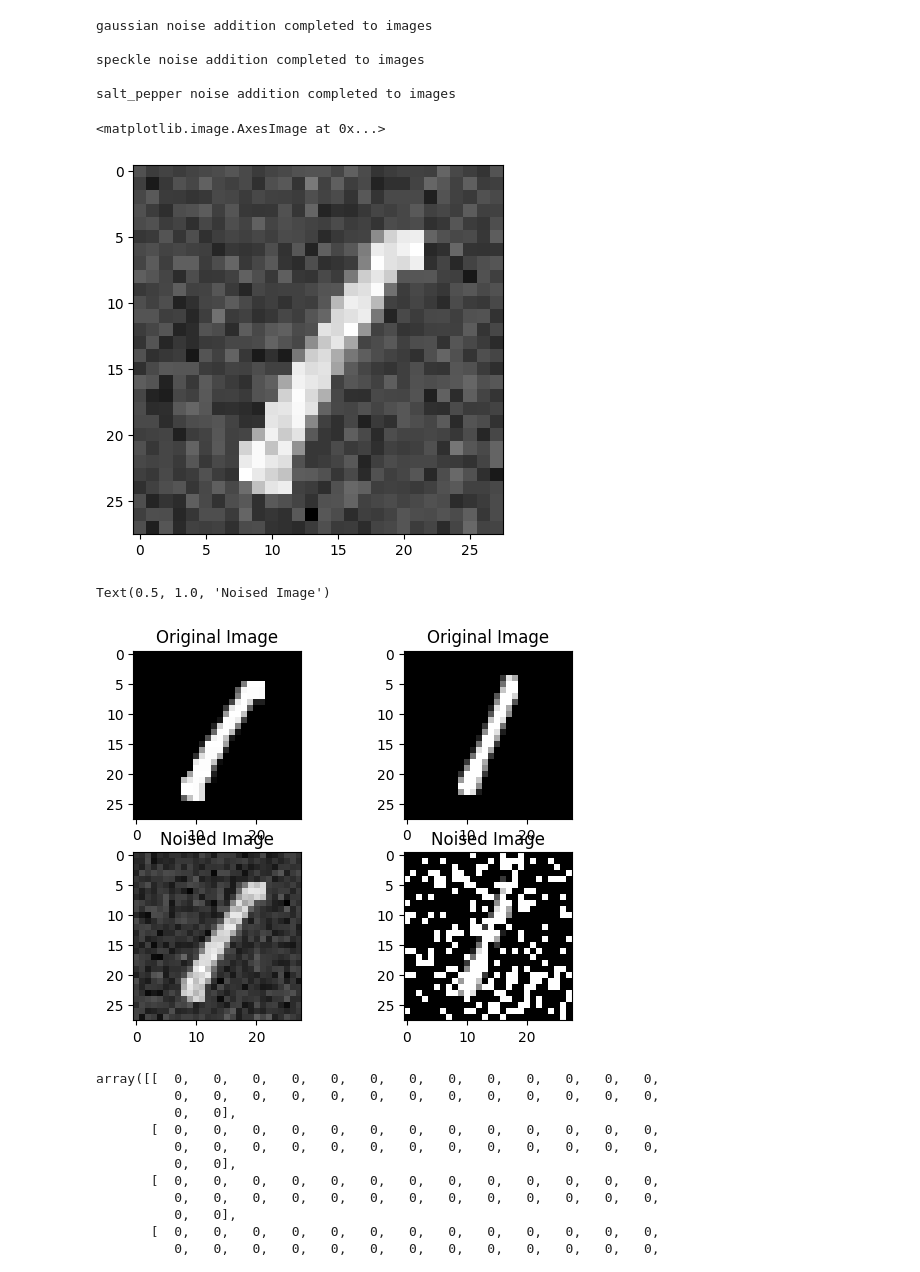
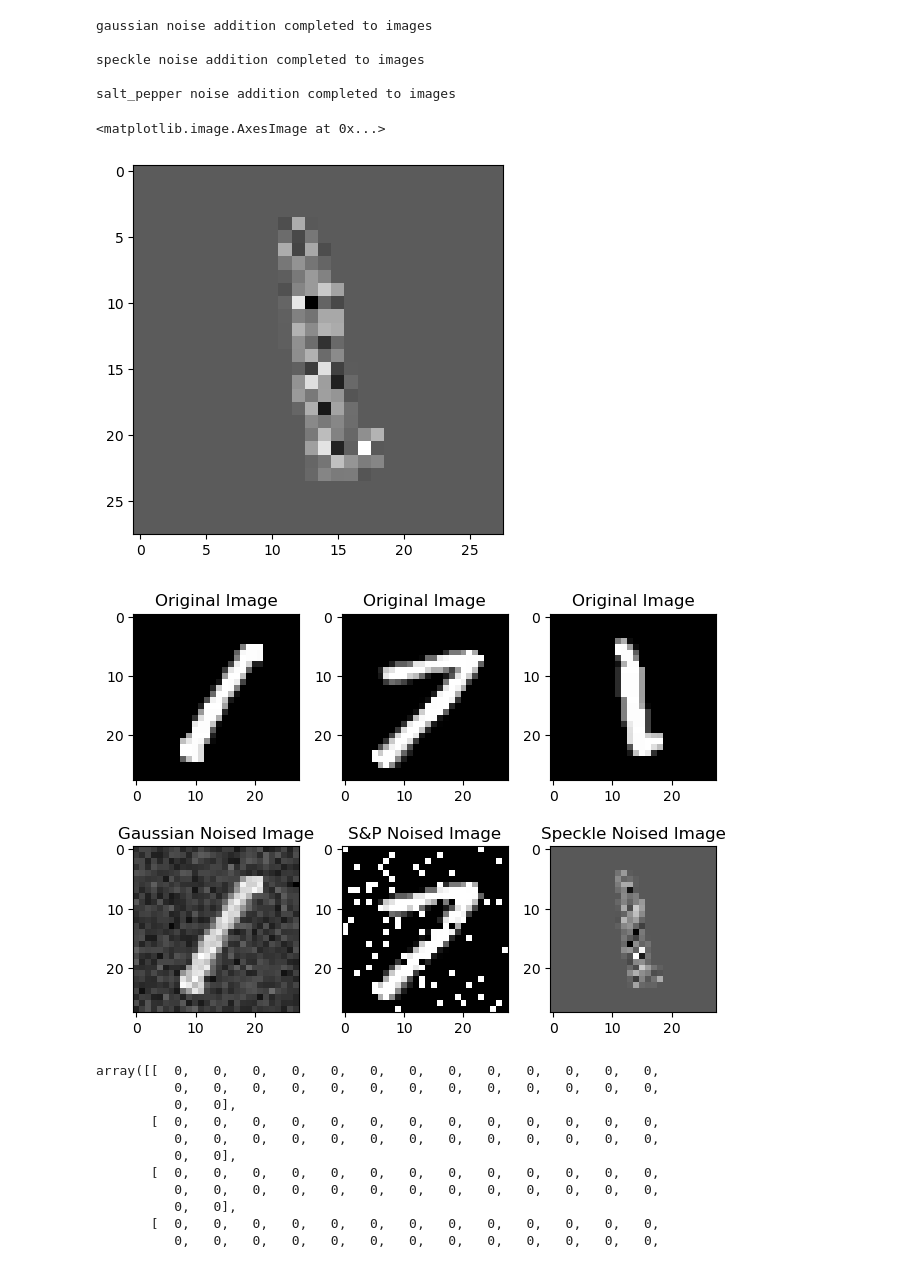
Before and after one commit to franzele21/autoencodeur_tp, a Jupyter notebook: DenoisingAutoencoder.ipynb, the cells around one changed output. Saved outputs shown, nothing was run; the diff lists cells and outputs as text; code cells hidden in the pictures.

Commit message:
PL - fixed noise function, added documentation and added s&p img plot

```diff
--- a/DenoisingAutoencoder.ipynb
+++ b/DenoisingAutoencoder.ipynb
@@ -20,13 +39,17 @@ Here we load the dataset, add gaussian,poisson,speckle
     'gauss'     Gaussian-distributed additive noise.
     'speckle'   Multiplicative noise using out = image + n*image,where
                 n is uniform noise with specified mean & variance.
+    'salt_and_pepper' Randomly chosen pixels that are converted in black or white based on a probability.
+    'scale' : the scale at which the noise is present in the image. It allows to create images with little to no noise and images with a lot of noise (for model robustness).
 
 We define a function that adds each noise when called from main function
 Input & Output: np array
 
+
+
 """
 
-def add_noise(img, noise_type="gaussian", scale=0):
+def add_noise(img, noise_type="gaussian", scale=0.5):
   row, col = 28, 28
   img = img.astype(np.float32)
 
@@ -47,7 +70,7 @@ def add_noise(img, noise_type="gaussian", scale=0):
       return img
 
     case "salt_pepper" :
-      prob=0.5
+      prob=0.4*scale # 1/4 is the base probability of a pixel being transformed. It is scaled down or up with the scale parameter
       output = img.copy()
       if len(img.shape) == 2:
           black = 0
@@ -130,33 +153,40 @@ speckle noise addition completed to images
 
 salt_pepper noise addition completed to images
 # %%
-plt.imshow(traindata[0], cmap="gray")
+plt.imshow(traindata[5000], cmap="gray")
 # %% [output]
 <matplotlib.image.AxesImage at 0x...>
-[figure, old version]
+[figure, new version]
 # %%
 """
 Here we Try to visualize, each type of noise that was introduced in the images
 Along with their original versions
 
 """
 
-f, axes=plt.subplots(2,2)
+f, axes=plt.subplots(2,3)
 
 #showing images with gaussian noise
 axes[0,0].imshow(xtrain[0], cmap="gray")
 axes[0,0].set_title("Original Image")
 axes[1,0].imshow(traindata[0], cmap='gray')
-axes[1,0].set_title("Noised Image")
+axes[1,0].set_title("Gaussian Noised Image")
 
-#showing images with speckle noise
+#showing images with salt and pepper noise
 axes[0,1].imshow(xtrain[13000], cmap='gray')
-axes[0,1].set_title("Origin0al Image")
+axes[0,1].set_title("Original Image")
 axes[1,1].imshow(traindata[13000], cmap="gray")
-axes[1,1].set_title("Noised Image")
+axes[1,1].set_title("S&P Noised Image")
+
+#showing imags with the speckle noise
+axes[0,2].imshow(xtrain[5000], cmap='gray')
+axes[0,2].set_title("Original Image")
+axes[1,2].imshow(traindata[5000], cmap="gray")
+axes[1,2].set_title("Speckle Noised Image")
+
+plt.tight_layout()
 # %% [output]
-Text(0.5, 1.0, 'Noised Image')
-[figure, old version]
+[figure, new version]
 # %%
 class noisedDataset(Dataset):
   def __init__(self,
```
Also changed, not shown: parts of 3 cells of this notebook.
